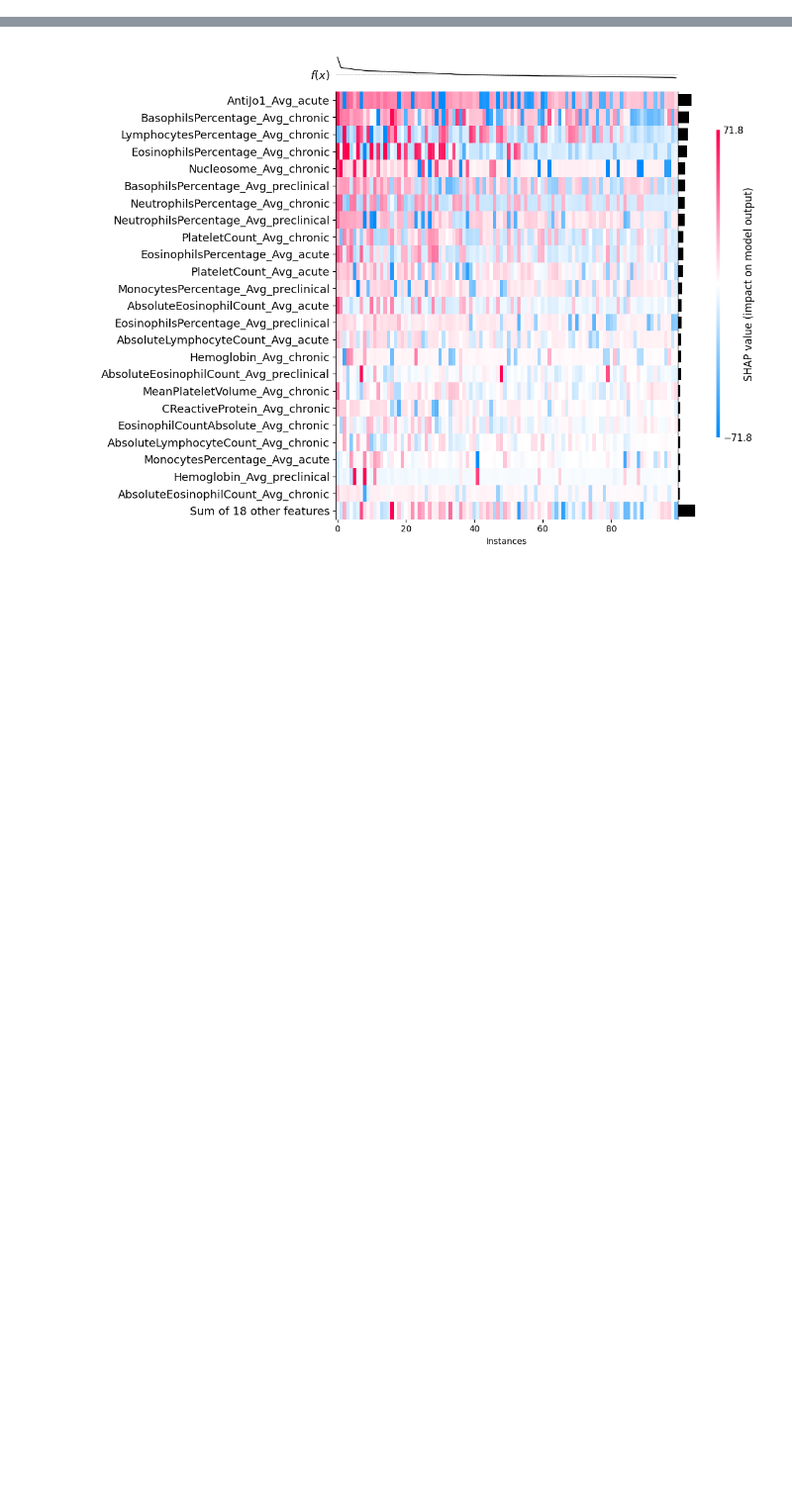
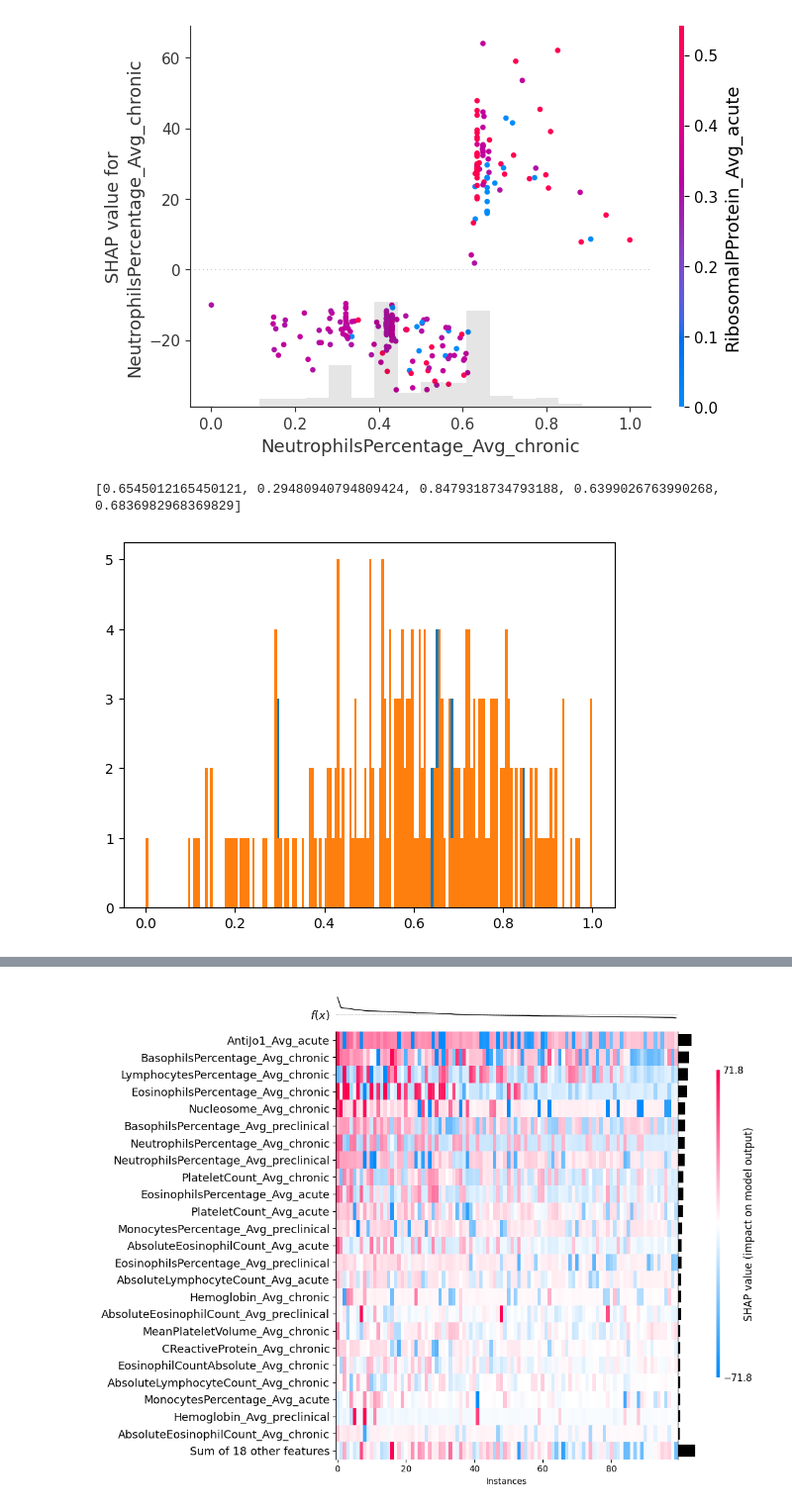
Before and after one commit to jabberwockyang/UrticariaPrediction, a Jupyter notebook: train_shap.ipynb, the cells around one changed output, grey strips where cells are left out. Shown at 99% size. Saved outputs shown, nothing was run; the diff lists cells and outputs as text; code cells hidden in the pictures; blank space fills up the shorter version.

```diff
--- a/train_shap.ipynb
+++ b/train_shap.ipynb
@@ -186,0 +187,50 @@ shap_values, X = get_shap_values(X, model)
+# %%
+from collections import Counter
+import numpy as np
+def reducing_peak(shap_values, feature):
+    featuresvalue = shap_values[:, feature].data
+    plt.hist(featuresvalue, bins=180)
+    # get most commone feature value
+    peak_value = Counter(featuresvalue).most_common(5)
+    # plot histogram of feature value
+
+    peak_value =[ p[0] for p in peak_value]
+    print(peak_value)
+    # delete 75 % data points in shape_values which has peak value in shap_values.data shap_values.value and shap_values.base_values
+    # Find the indices where the data contains the peak values
+    indices_to_remove = []
+
+    for value in peak_value:
+        # Get indices where the feature value is equal to the peak value
+        indices = np.where(featuresvalue == value)[0]
+
+        # Randomly choose 75% of the indices to remove
+        num_to_remove = int(1 * len(indices))
+        remove_indices = np.random.choice(indices, num_to_remove, replace=False)
+
+        indices_to_remove.extend(remove_indices)
+
+    indices_to_remove = np.array(indices_to_remove)
+
+    # Create a mask for the indices to keep (i.e., those not in indices_to_remove)
+    mask = np.ones(len(featuresvalue), dtype=bool)
+    mask[indices_to_remove] = False
+
+    # Apply the mask to shap_values.data, shap_values.values, and shap_values.base_values
+    newshap = shap_values
+    newshap.data = newshap.data[mask]
+    newshap.values = newshap.values[mask]
+    newshap.base_values = newshap.base_values[mask]
+    featuresvalue = newshap[:, feature].data
+    plt.hist(featuresvalue, bins=180)
+    return newshap
+
+shap.plots.scatter(shap_values[:, "NeutrophilsPercentage_Avg_chronic"], color=shap_values[:, "RibosomalPProtein_Avg_acute"])
+
+newshap = reducing_peak(shap_values, 'NeutrophilsPercentage_Avg_acute')
+
+shap.plots.scatter(newshap[:, "NeutrophilsPercentage_Avg_chronic"], color=shap_values[:, "RibosomalPProtein_Avg_acute"])
+# %% [output]
+[figure, added]
+[0.6545012165450121, 0.29480940794809424, 0.8479318734793188, 0.6399026763990268, 0.6836982968369829]
+[figure, added]
```
Also changed, not shown: parts of 4 cells of this notebook, 51 other files.
